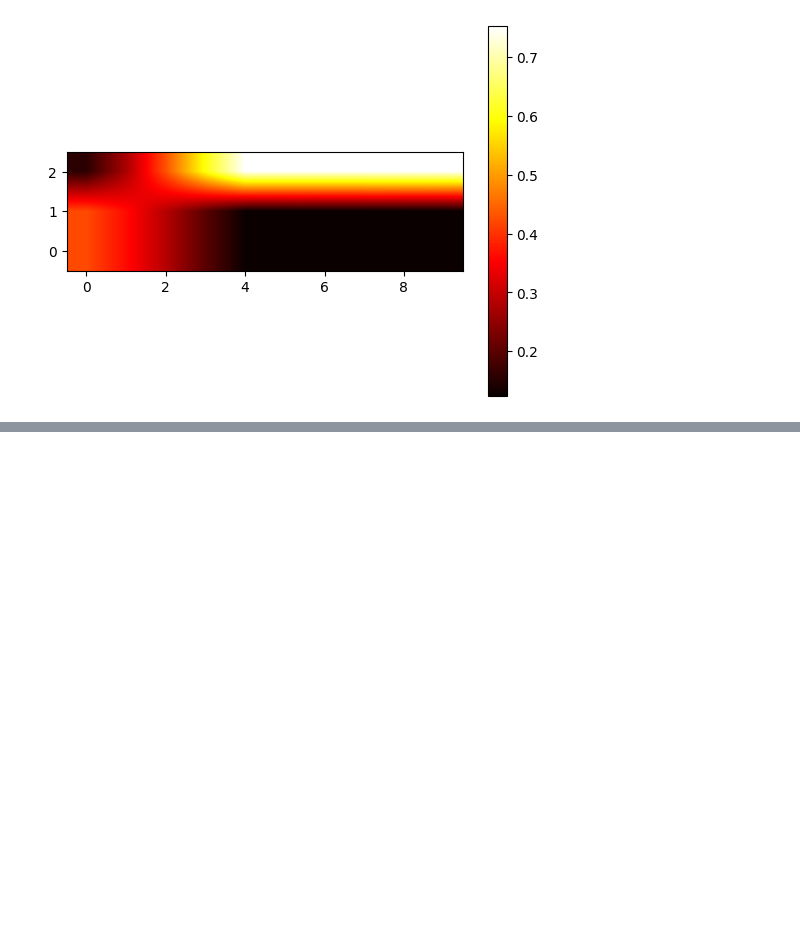
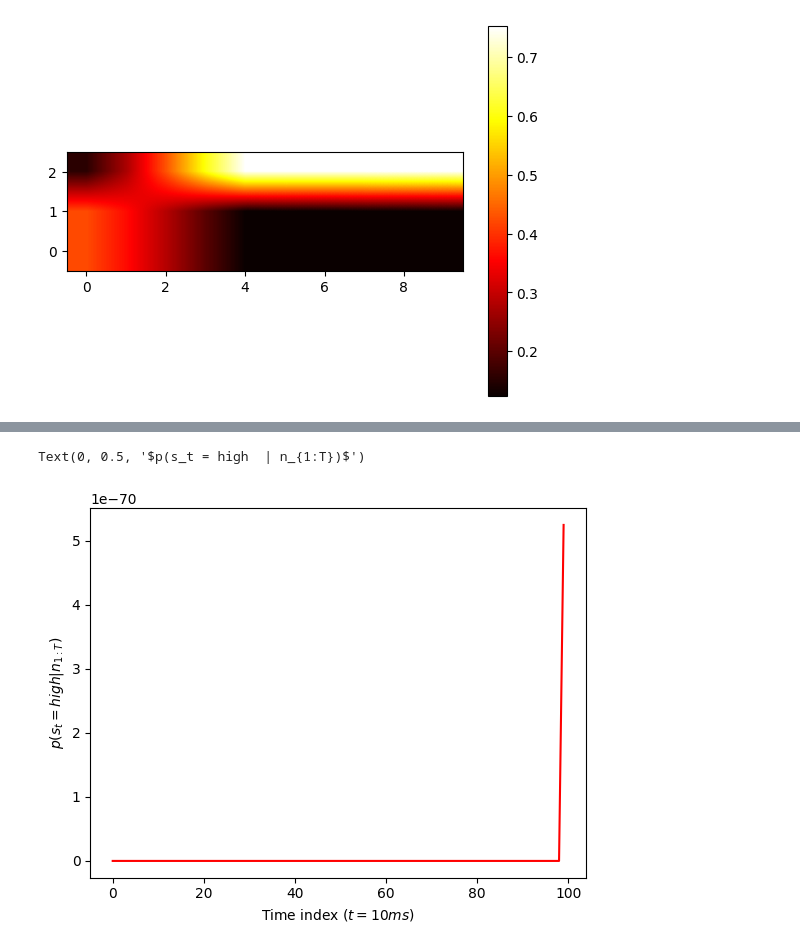
Before and after one commit to kkaliteevskiy/GG3_Neural_Data_Analysis, a Jupyter notebook: task_2_3.ipynb, the cells around one changed output, grey strips where cells are left out. Saved outputs shown, nothing was run; the diff lists cells and outputs as text; code cells hidden in the pictures; blank space fills up the shorter version.

```diff
--- a/task_2_3.ipynb
+++ b/task_2_3.ipynb
@@ -69,0 +165,9 @@ ll_step.shape
+# %%
+# plt.plot(posterior_ramp[:, -1], color = 'black', label = 'Ramp')
+plt.plot(posterior_step[:, -1], color = 'red', label = 'Step')
+plt.xlabel('Time index ($ t = 10 ms $)')
+plt.ylabel('$p(s_t = high  | n_{1:T})$')
+# plt.legend()
+# %% [output]
+Text(0, 0.5, '$p(s_t = high  | n_{1:T})$')
+[figure, added]
```
Also changed, not shown: parts of 11 cells of this notebook, 4 other files.
